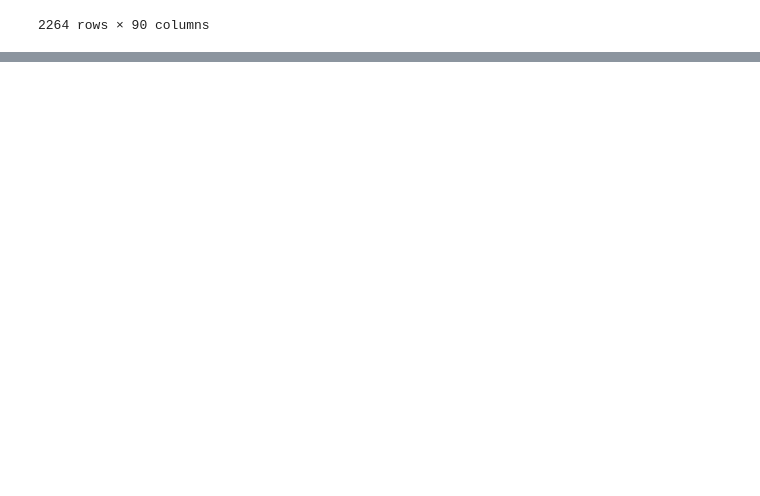
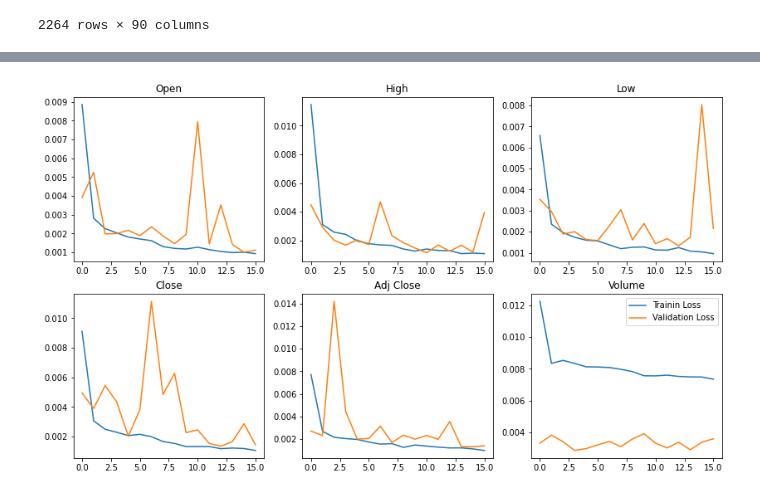
Before and after one commit to cylanokim/Data_Analysis, a Jupyter notebook: Kaggle_analysis/multivariate_LSTM.ipynb, the cells around one changed output, grey strips where cells are left out. Cells and saved outputs as stored; diff of their text form; code cells hidden in the pictures; blank space fills up the shorter version.

```diff
--- a/Kaggle_analysis/multivariate_LSTM.ipynb
+++ b/Kaggle_analysis/multivariate_LSTM.ipynb
@@ -108,6 +109,3 @@ def create_dataset_tot(dataset, time_step=1, test_size_num=10, target=0):
         dataY.append(dataset[i + time_step, target])
 
     return np.array(dataX), np.array(dataY), data_test
-# %%
-trainX, trainY, test_data = create_dataset_tot(data, time_step=2, test_size_num=10, target=1)
-data.shape, trainX.shape, trainY.shape, test_data.shape
@@ -116,8 +112,8 @@ data.shape, trainX.shape, trainY.shape, test_data.shape
 # %%
 def LSTM_Model(x, y, batch_size_num):
     model = Sequential()
-    model.add(LSTM(64, activation='relu', return_sequences=True, input_shape=(trainX.shape[1], trainX.shape[2])))
-    # model.add(Dropout(0.2))
+    model.add(LSTM(64, activation='relu', return_sequences=True, input_shape=(test_size_num, 6)))
+    model.add(Dropout(0.2))
     # model.add(LSTM(32, activation='relu', return_sequences=True))
     # model.add(Dropout(0.2))
     model.add(LSTM(32, activation='relu', return_sequences=False)) # 다음 layer가 drop out이기 때문에
@@ -126,7 +122,10 @@ def LSTM_Model(x, y, batch_size_num):
     model.add(Dense(1)) # trainY.shape[1] 과 같은 output  trainY.shape[1]
     model.compile(loss='mse', optimizer='adam')
 
-    earlystopper = tf.keras.callbacks.EarlyStopping(monitor='val_loss', patience=10, verbose=1)
-    history = model.fit(x, y, validation_split=0.1, epochs=100, batch_size=batch_size_num, verbose=1, callbacks=[earlystopper])
+    # callbacks = tf.keras.callbacks.EarlyStopping(monitor='val_loss', patience=10, verbose=1)
+    callbacks = [tf.keras.callbacks.EarlyStopping(monitor='val_loss', patience=15,min_delta=0.01),
+                tf.keras.callbacks.ModelCheckpoint(filepath='best_model.h5', monitor='val_loss', save_best_only=True, restore_best_weights=True)]
+
+    history = model.fit(x, y, validation_split=0.1, epochs=100, batch_size=batch_size_num, verbose=1, callbacks=callbacks)
 
     return (model, history)
@@ -136,0 +132,18 @@ plt.legend()
+# %%
+trainX_list = []
+trainY_list = []
+test_list = []
+
+for i in range(data.shape[1]):
+    trainX, trainY, test_data = create_dataset_tot(data, time_step=test_size_num, test_size_num=10, target=i)
+    trainX_list.append(trainX)
+    trainY_list.append(trainY)
+    test_list.append(test_data)
+# %%
+model_list = []
+history_list = []
+
+for i in range(data.shape[1]):
+    (model, history) = LSTM_Model(trainX_list[i], trainY_list[i], batch_size_num=16)
+    model_list.append(model)
+    history_list.append(history)
@@ -136,0 +168,12 @@ plt.legend()
+# %%
+plt.figure(figsize=(14,8))
+for i in range(data.shape[1]):
+    plt.subplot(2,3,i+1)
+    plt.plot(history_list[i].history['loss'], label = 'Trainin Loss')
+    plt.plot(history_list[i].history['val_loss'], label = 'Validation Loss')
+    plt.title('{}'.format(list(df['org_1'].columns)[i]))
+
+plt.legend()
+plt.show()
+# %% [output]
+[figure, added]
```
Also changed, not shown: parts of 15 cells of this notebook.
